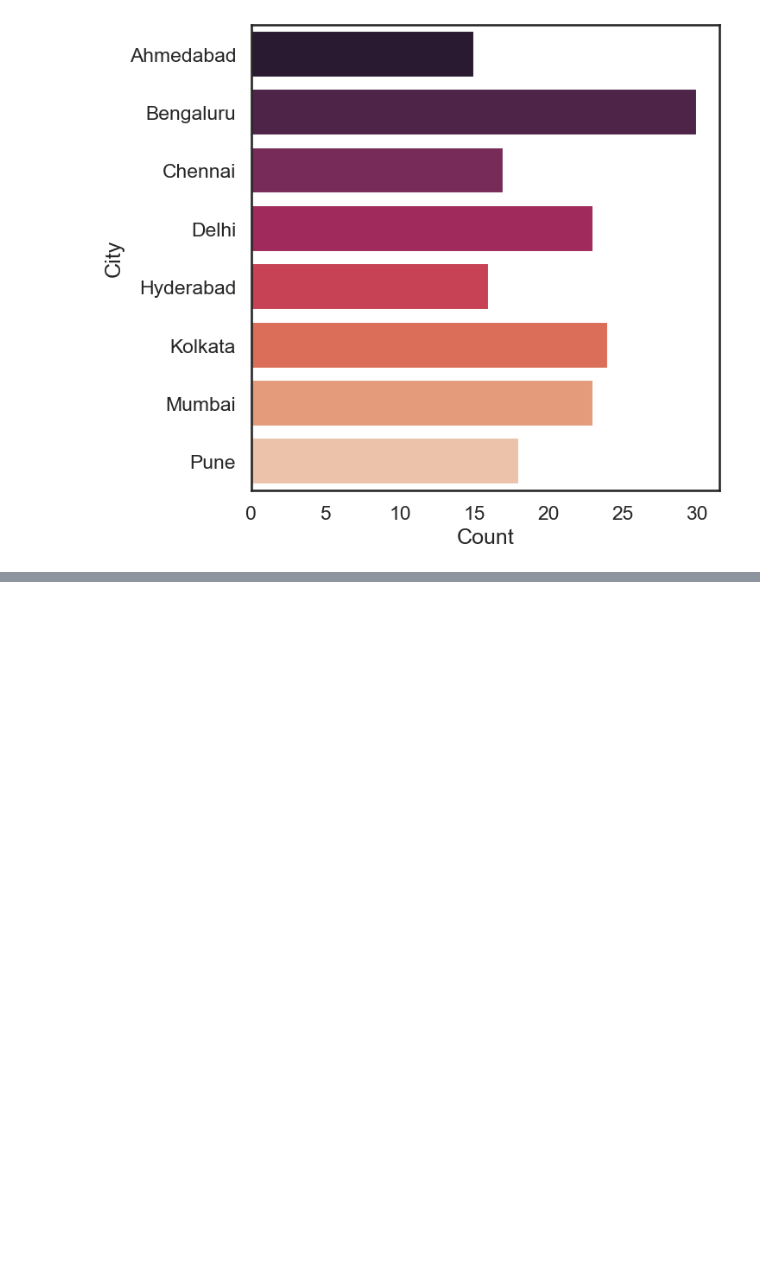
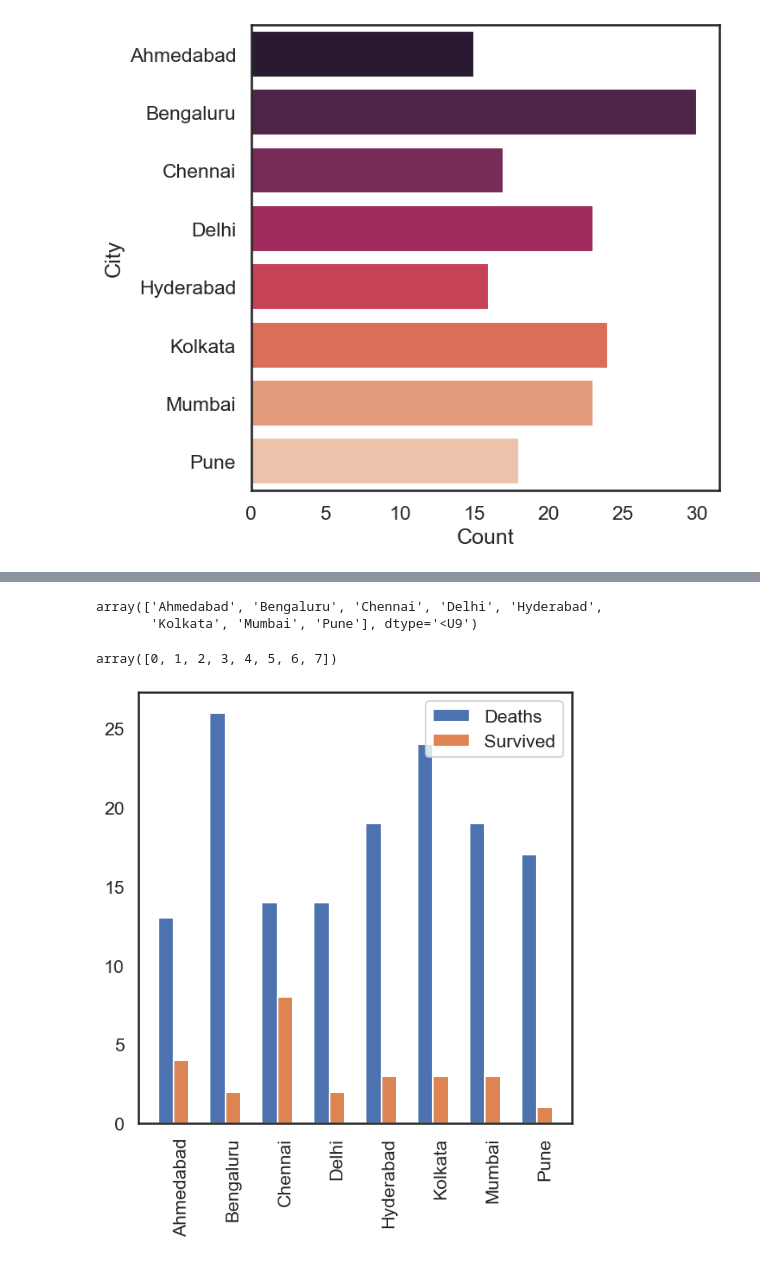
Before and after one commit to cutepuppy2024/Kidney-Project, a Jupyter notebook: ckd_analysis_1st.ipynb, the cells around one changed output, grey strips where cells are left out. Cells and saved outputs as stored; diff of their text form; code cells hidden in the pictures; blank space fills up the shorter version.

```diff
--- a/ckd_analysis_1st.ipynb
+++ b/ckd_analysis_1st.ipynb
@@ -420,0 +437,3 @@ Passing `palette` without assigning `hue` is deprecated and will be removed in v
+# %%
+dis_death = dm_serum_df[(dm_serum_df['Received_Treatment']==0) & (dm_serum_df['Deaths']==1)].groupby("City").size()
+dis_surv = dm_serum_df[(dm_serum_df['Received_Treatment']==0) & (dm_serum_df['Deaths']==0)].groupby("City").size()
@@ -420,0 +446,3 @@ Passing `palette` without assigning `hue` is deprecated and will be removed in v
+# %%
+idx = list(dis_death.index)
+idx
@@ -420,0 +458,24 @@ Passing `palette` without assigning `hue` is deprecated and will be removed in v
+# %%
+ind = np.array(idx)
+ind
+# %% [output]
+array(['Ahmedabad', 'Bengaluru', 'Chennai', 'Delhi', 'Hyderabad',
+       'Kolkata', 'Mumbai', 'Pune'], dtype='<U9')
+# %%
+idxs = np.arange(len(ind))
+idxs
+# %% [output]
+array([0, 1, 2, 3, 4, 5, 6, 7])
+# %%
+x = dis_death.index
+y = dis_death.values
+y2 = dis_surv.values
+
+plt.figure(figsize=(7,7))
+plt.bar(idxs-0.3,y,width=0.3,label='Deaths')
+plt.bar(idxs,y2,width=0.3,label='Survived')
+plt.legend(loc='upper right')
+plt.xticks(ticks=idxs, labels=x, rotation=90)
+plt.show()
+# %% [output]
+[figure, added]
```
Also changed, not shown: parts of 21 cells of this notebook.
